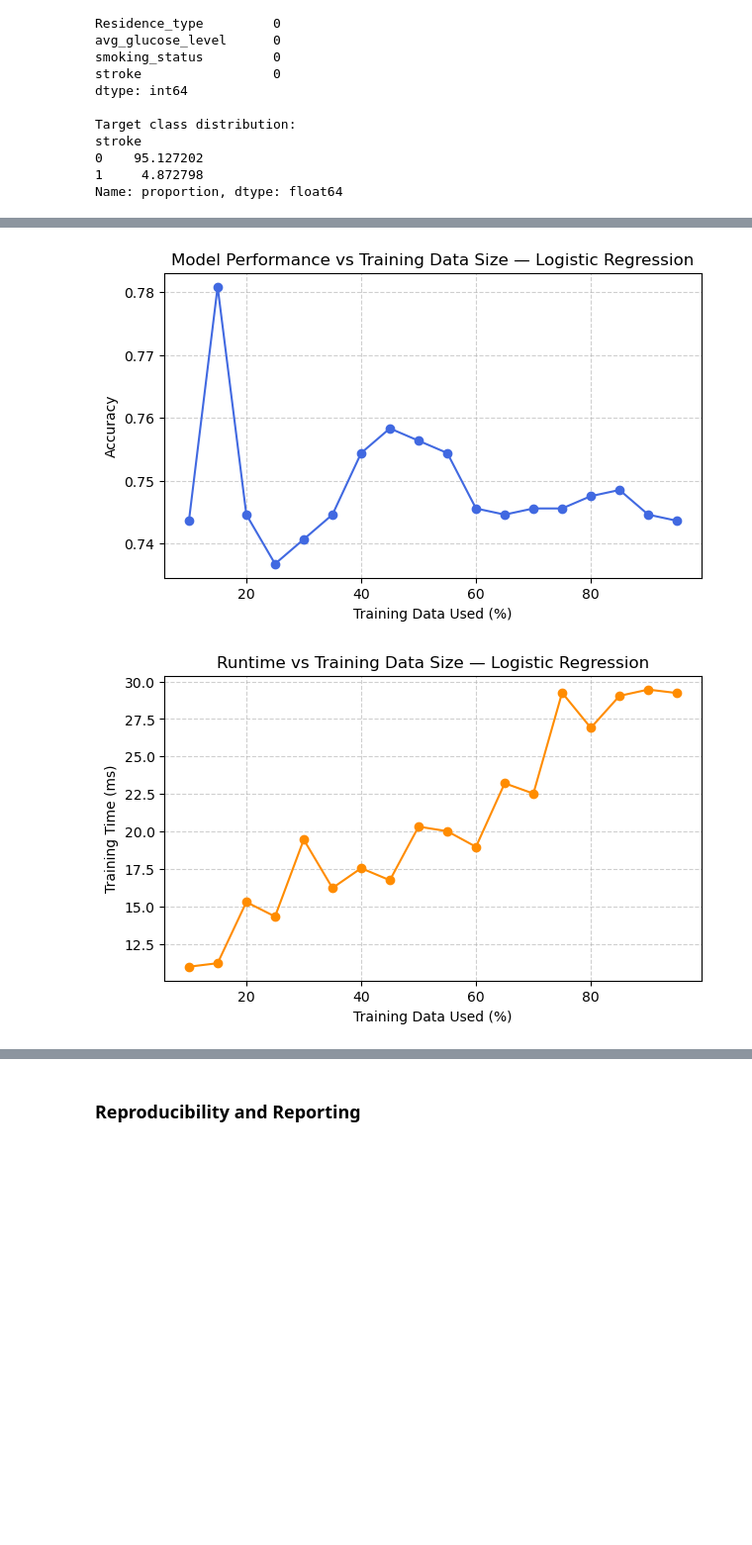
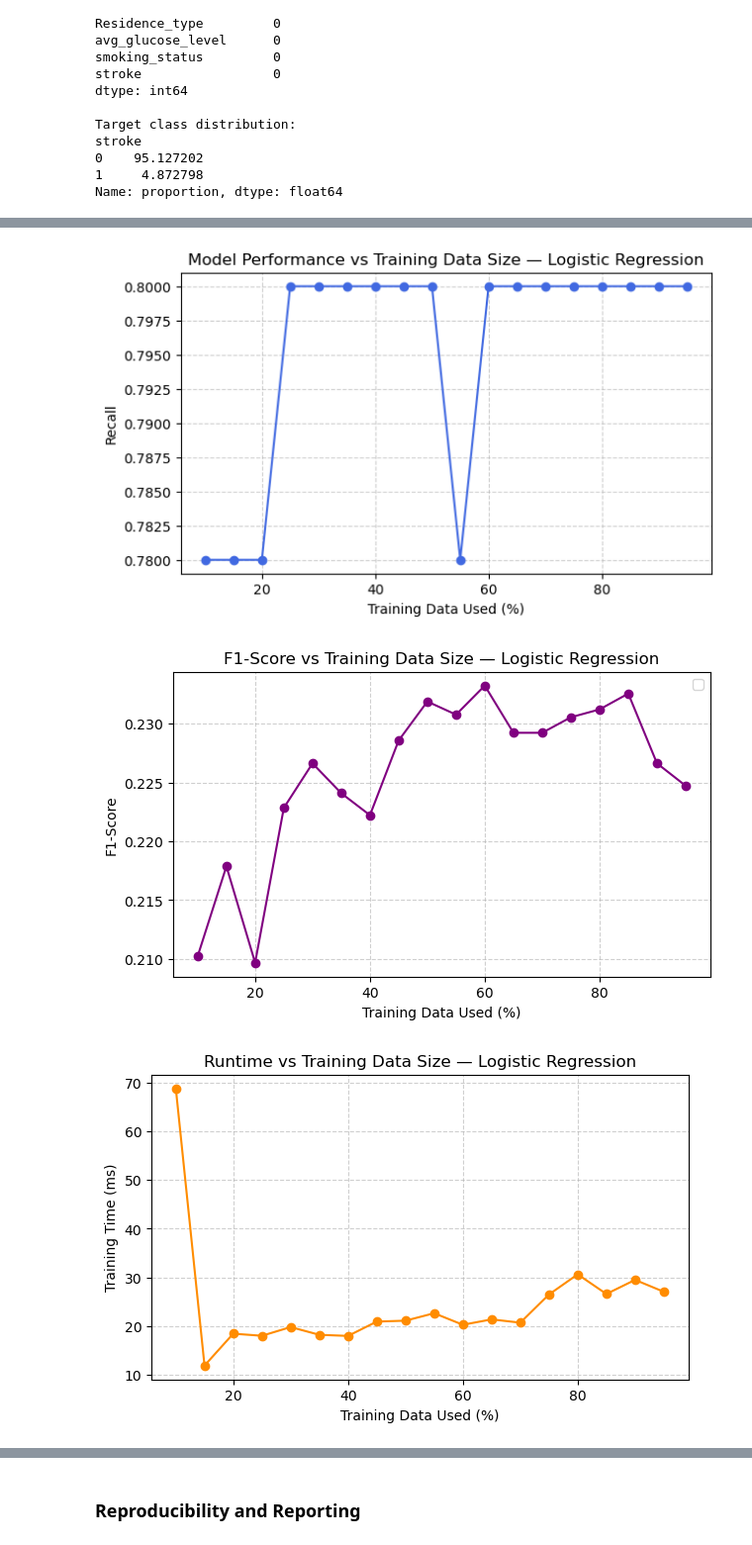
Before and after one commit to PatriciaMunginga/Stroke-Prediction-Using-AI-and-ML, a Jupyter notebook: ENG4200_CW1_3033388M.ipynb, the cells around one changed output, grey strips where cells are left out. Shown: that part at 99% size. Saved outputs shown, nothing was run; the diff lists cells and outputs as text; code cells hidden in the pictures; blank space fills up the shorter version.

```diff
--- a/ENG4200_CW1_3033388M.ipynb
+++ b/ENG4200_CW1_3033388M.ipynb
@@ -655,43 +657,57 @@ flexible model to boost recall without major runtime cost.
 # %%
-fractions = np.arange(0.1, 1.0, 0.05)  # 10%, 15%, ..., 95%
-accuracies = []
-train_times = []
+fractions = np.arange(0.1, 1.0, 0.05)
+recalls, f1_scores, train_times = [], [], []
 
 for frac in fractions:
+    # Stratified sample to preserve class balance
     X_sample, _, y_sample, _ = train_test_split(
         X_train, y_train, train_size=frac, stratify=y_train, random_state=RNG
     )
 
-    # Measure training time
+    # Train model on subset
     t0 = time.time()
-    clf_pipeline.fit(X_sample, y_sample)
+    best_model.fit(X_sample, y_sample)
     train_time = time.time() - t0
     train_times.append(train_time)
 
-    # Evaluate accuracy on the same test set
-    y_pred_sample = clf_pipeline.predict(X_test)
-    acc = accuracy_score(y_test, y_pred_sample)
-    accuracies.append(acc)
+    # Evaluate recall on test set
+    y_pred_sample = best_model.predict(X_test)
 
-# --- Plot 1: Accuracy vs Training Data Size ---
+    # Compute metrics
+    recalls.append(recall_score(y_test, y_pred_sample))
+    f1_scores.append(f1_score(y_test, y_pred_sample))
+
+
+# Recall vs Training Data Size
 plt.figure(figsize=(7, 4))
-plt.plot(np.array(fractions) * 100, accuracies, marker="o", color="royalblue")
+plt.plot(np.array(fractions) * 100, recalls, marker="o", color="royalblue")
 plt.title("Model Performance vs Training Data Size — Logistic Regression")
 plt.xlabel("Training Data Used (%)")
-plt.ylabel("Accuracy")
+plt.ylabel("Recall")
 plt.grid(True, linestyle="--", alpha=0.6)
 plt.show()
 
-# --- Plot 2: Runtime vs Training Data Size ---
+# --- Plot F1 vs Training Data Size ---
+plt.figure(figsize=(7, 4))
+plt.plot(np.array(fractions) * 100, f1_scores, marker="o", color="purple")
+plt.title("F1-Score vs Training Data Size — Logistic Regression")
+plt.xlabel("Training Data Used (%)")
+plt.ylabel("F1-Score")
+plt.grid(True, linestyle="--", alpha=0.6)
+plt.legend()
+plt.show()
+
+# Runtime vs Training Data Size
 plt.figure(figsize=(7, 4))
 plt.plot(np.array(fractions) * 100, np.array(train_times) * 1000,
          marker="o", color="darkorange")
 plt.title("Runtime vs Training Data Size — Logistic Regression")
 plt.xlabel("Training Data Used (%)")
 plt.ylabel("Training Time (ms)")
 plt.grid(True, linestyle="--", alpha=0.6)
 plt.show()
 # %% [output]
-[figure, old version]
+[figure, new version]
-[figure, old version]
+[figure, new version]
+[figure, added]
 # %% [markdown]
```
Also changed, not shown: parts of 31 cells of this notebook, 2 other files.
